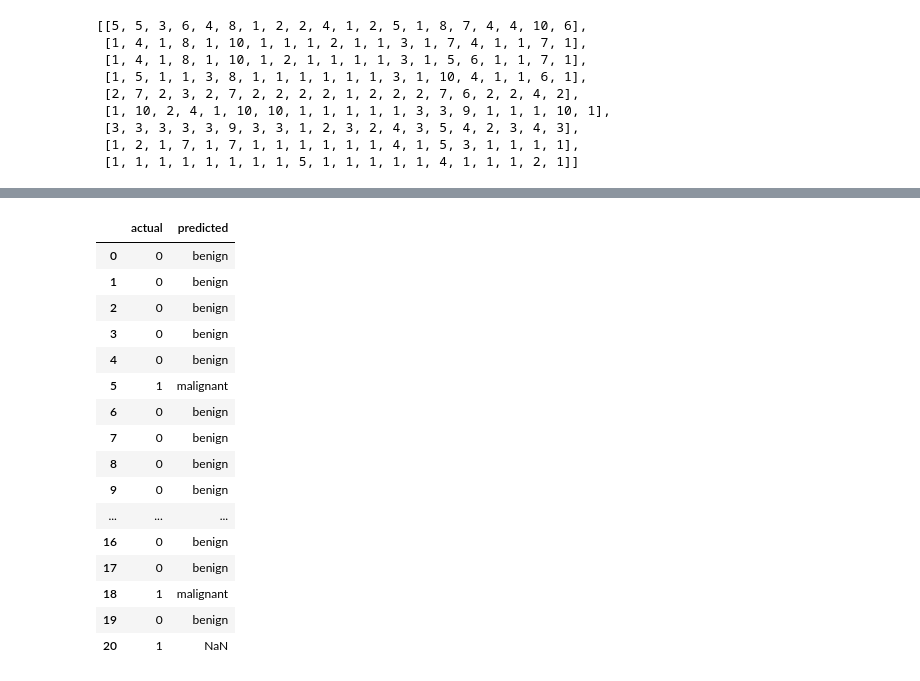
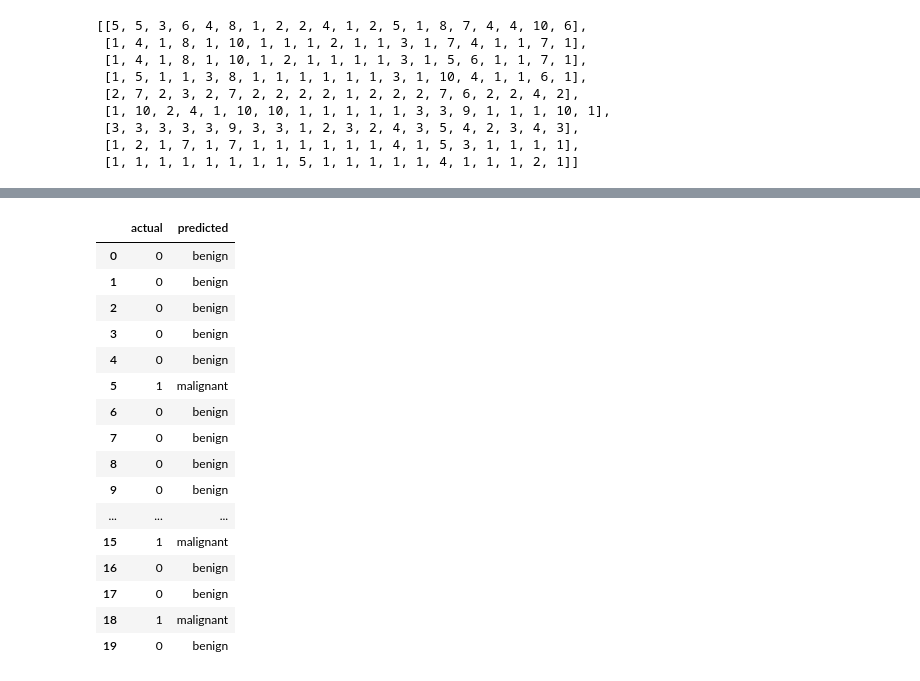
Before and after one commit to mirekphd/Machine-Learning-in-TabPy, a Jupyter notebook: BreastCancerExample.ipynb, the cells around one changed output, grey strips where cells are left out. Drawn from its saved outputs; the diff is of its cells as text; code cells hidden in the pictures.

```diff
--- a/BreastCancerExample.ipynb
+++ b/BreastCancerExample.ipynb
@@ -341,24 +341,24 @@ query_response
  'malignant',
  'benign']
 # %%
-act_vs_pred_df = pd.concat([df.loc[0:sample_size, "Class"], pd.Series(query_response)], axis=1)
+# act_vs_pred_df = pd.concat([df.loc[0:sample_size-1, "Class"], pd.Series(query_response)], axis=1)
 act_vs_pred_df.columns=['actual', 'predicted']
 act_vs_pred_df
 # %% [output]
 |  | actual | predicted |
 | 0 | 0 | benign |
 | 1 | 0 | benign |
 | 2 | 0 | benign |
 | 3 | 0 | benign |
 | 4 | 0 | benign |
 | 5 | 1 | malignant |
 | 6 | 0 | benign |
 | 7 | 0 | benign |
 | 8 | 0 | benign |
 | 9 | 0 | benign |
 | ... | ... | ... |
+| 15 | 1 | malignant |
 | 16 | 0 | benign |
 | 17 | 0 | benign |
 | 18 | 1 | malignant |
 | 19 | 0 | benign |
-| 20 | 1 | NaN |
```
Also changed, not shown: parts of 1 cell of this notebook, 2 other files.
